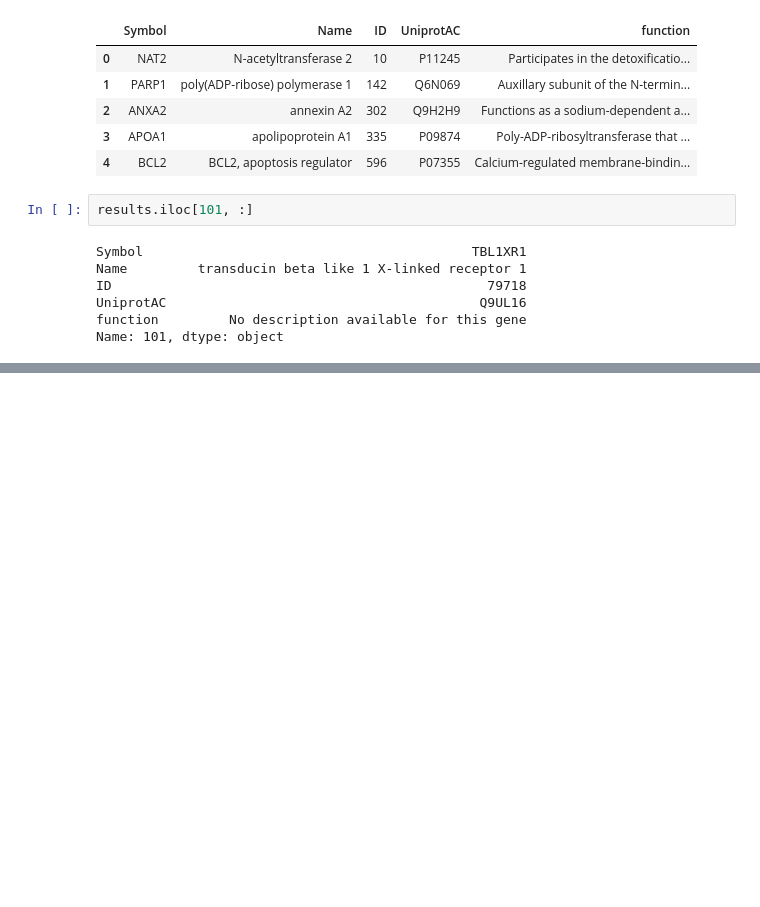
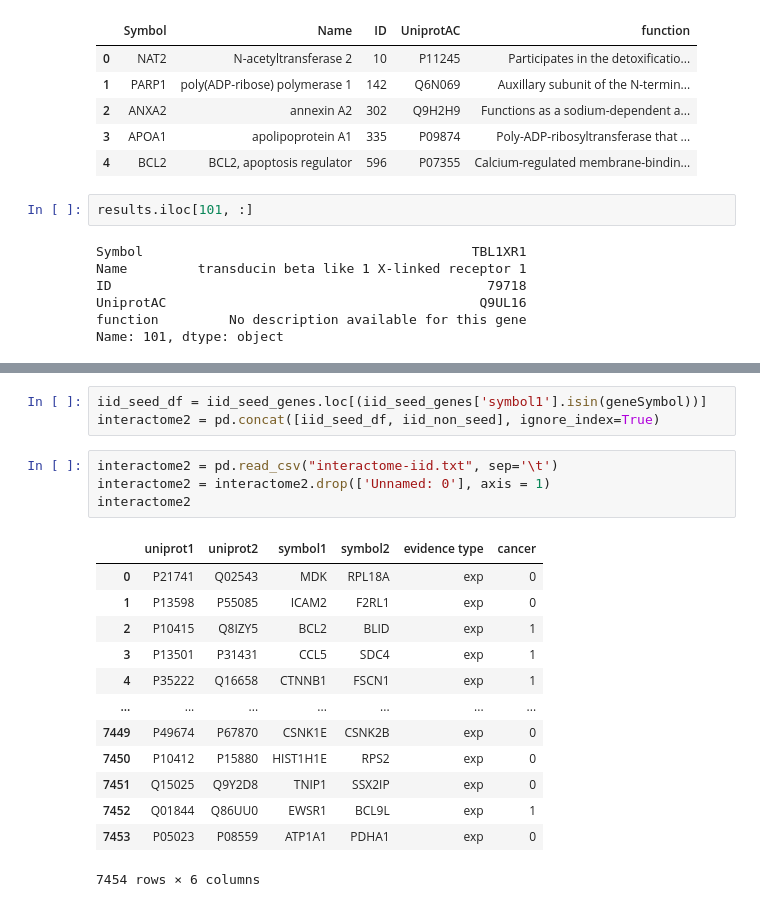
Before and after one commit to giuliacassara/Malignant-Mesothelioma, a Jupyter notebook: Part1.ipynb, the cells around one changed output, grey strips where cells are left out. Drawn from its saved outputs; the diff is of its cells as text; blank space fills up the shorter version.

```diff
--- a/Part1.ipynb
+++ b/Part1.ipynb
@@ -152,0 +349,21 @@ Name: 101, dtype: object
+# %%
+iid_seed_df = iid_seed_genes.loc[(iid_seed_genes['symbol1'].isin(geneSymbol))]
+interactome2 = pd.concat([iid_seed_df, iid_non_seed], ignore_index=True)
+# %%
+interactome2 = pd.read_csv("interactome-iid.txt", sep='\t')
+interactome2 = interactome2.drop(['Unnamed: 0'], axis = 1)
+interactome2
+# %% [output]
+|  | uniprot1 | uniprot2 | symbol1 | symbol2 | evidence type | cancer |
+| 0 | P21741 | Q02543 | MDK | RPL18A | exp | 0 |
+| 1 | P13598 | P55085 | ICAM2 | F2RL1 | exp | 0 |
+| 2 | P10415 | Q8IZY5 | BCL2 | BLID | exp | 1 |
+| 3 | P13501 | P31431 | CCL5 | SDC4 | exp | 1 |
+| 4 | P35222 | Q16658 | CTNNB1 | FSCN1 | exp | 1 |
+| ... | ... | ... | ... | ... | ... | ... |
+| 7449 | P49674 | P67870 | CSNK1E | CSNK2B | exp | 0 |
+| 7450 | P10412 | P15880 | HIST1H1E | RPS2 | exp | 0 |
+| 7451 | Q15025 | Q9Y2D8 | TNIP1 | SSX2IP | exp | 0 |
+| 7452 | Q01844 | Q86UU0 | EWSR1 | BCL9L | exp | 1 |
+| 7453 | P05023 | P08559 | ATP1A1 | PDHA1 | exp | 0 |
+7454 rows × 6 columns
```
Also changed, not shown: parts of 26 cells of this notebook, 2 other files.
